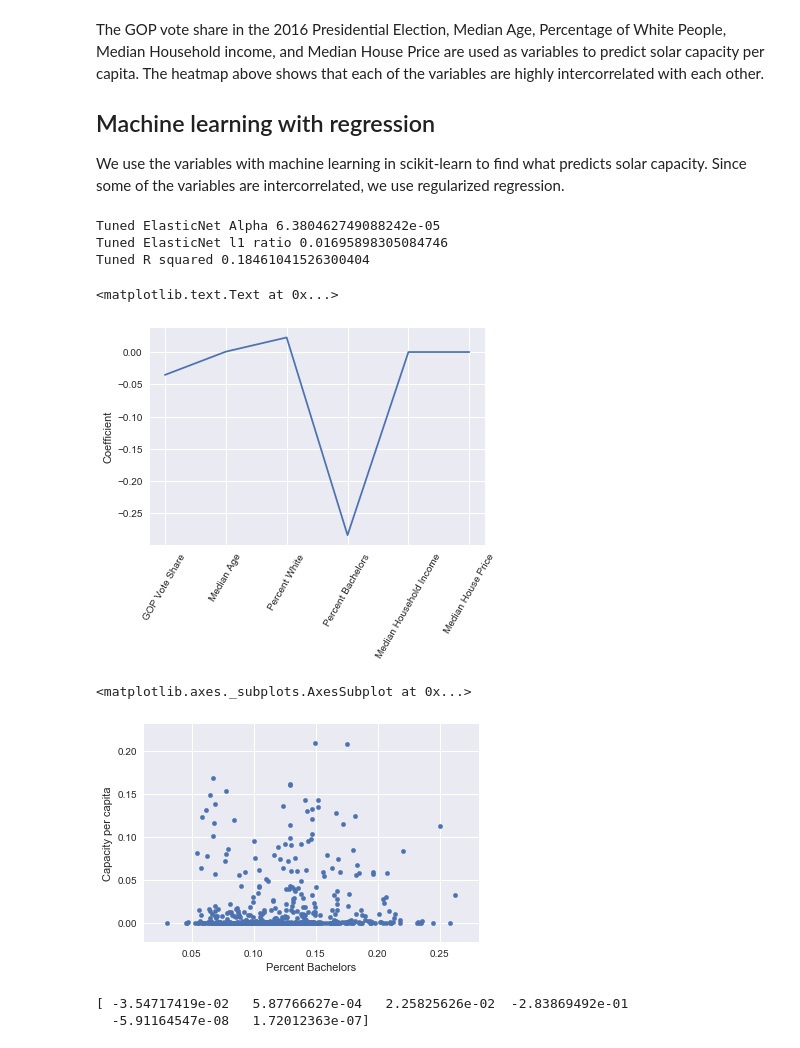
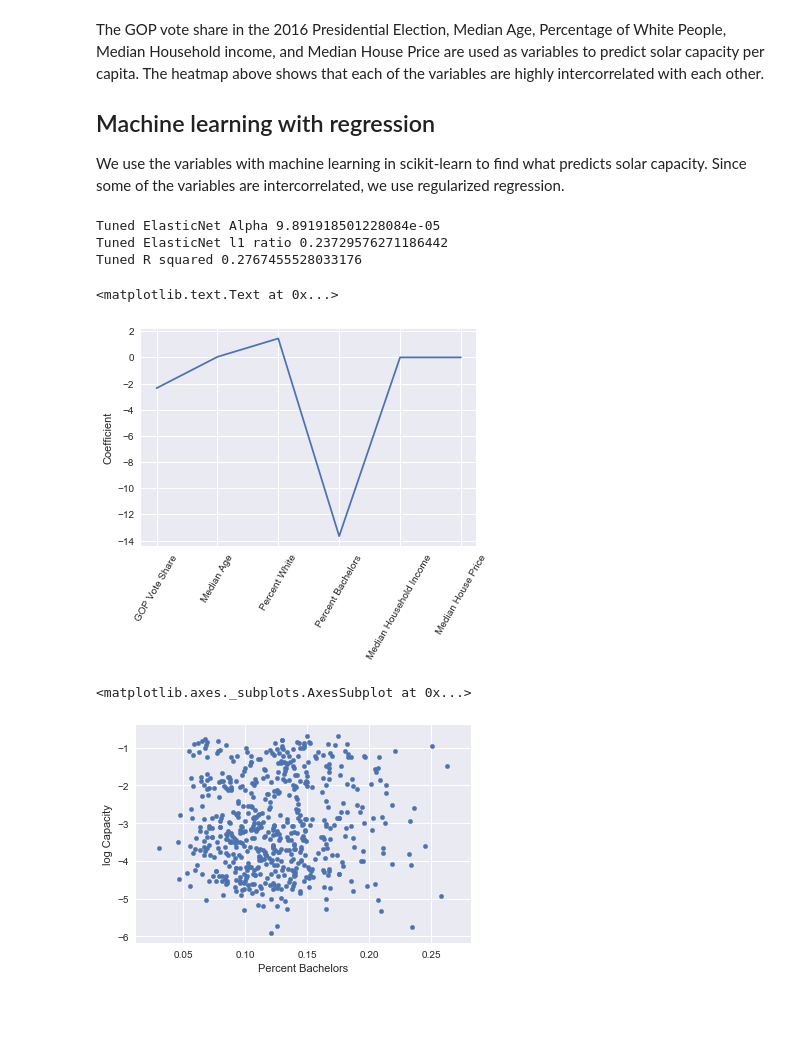
Before and after one commit to aawiegel/OpenPV-Predict, a Jupyter notebook: SolarPredictions.ipynb, the cells around one changed output. Saved outputs shown, nothing was run; the diff lists cells and outputs as text; code cells hidden in the pictures; blank space fills up the shorter version.

```diff
--- a/SolarPredictions.ipynb
+++ b/SolarPredictions.ipynb
@@ -22,15 +22,23 @@ file_path = os.path.join(subdir, "combined_data.csv")
 # Read file
 solar_data = pd.read_csv(file_path)
 # %%
+%matplotlib inline
 # Normalize solar capacity by population
 
 solar_data['Capacity per capita'] = solar_data['size_kw'] / solar_data['Population']
 solar_data['Percent White'] = solar_data['White Population'] / solar_data['Population']
 solar_data['Percent Bachelors'] = solar_data['Bachelors Degree'] / solar_data['Population']
 
+# Remove skew
+
+solar_data['log Capacity'] = np.log10(solar_data['Capacity per capita'].values)
+
+solar_data['log Capacity'].plot(kind='hist')
+print(solar_data['log Capacity'].describe())
+
 # Filter data for desired variables
 
-solar_data = solar_data.filter(['combined', 'Capacity per capita', 'per_gop',
+solar_data = solar_data.filter(['combined', 'log Capacity', 'per_gop',
                                 'Median Age', 'Percent White', 'Percent Bachelors',
                                 'Median Household Income', 'Median House Price'])
 
@@ -84,8 +97,8 @@ from sklearn import linear_model
 
 
 # Split data into dependent and independent variables.
-y = solar_data["Capacity per capita"].values
-X = solar_data.drop(["Capacity per capita", "combined"], axis = 1).values
+y = solar_data["log Capacity"].values
+X = solar_data.drop(["log Capacity", "combined"], axis = 1).values
 
 # Pick l1 ratio hyperparameter space
 
@@ -110,32 +123,27 @@ print("Tuned ElasticNet Alpha {}".format(elastic.alpha_))
 print("Tuned ElasticNet l1 ratio {}".format(elastic.l1_ratio_))
 print("Tuned R squared {}".format(r2))
 # %% [output]
-Tuned ElasticNet Alpha 6.380462749088242e-05
-Tuned ElasticNet l1 ratio 0.01695898305084746
-Tuned R squared 0.18461041526300404
+Tuned ElasticNet Alpha 9.891918501228084e-05
+Tuned ElasticNet l1 ratio 0.23729576271186442
+Tuned R squared 0.2767455528033176
 # %%
 %matplotlib inline
 
 elastic_coef = elastic.coef_
 
-predictors = solar_data.drop(["Capacity per capita", "combined"], axis = 1).columns
+predictors = solar_data.drop(["log Capacity", "combined"], axis = 1).columns
 
 plt.plot(range(len(predictors)), elastic_coef)
 plt.xticks(range(len(predictors)), predictors.values, rotation = 60)
 plt.ylabel("Coefficient")
 # %% [output]
 <matplotlib.text.Text at 0x...>
-[figure, old version]
+[figure, new version]
 # %%
 %matplotlib inline
 fig, ax = plt.subplots(1)
 
-solar_data.plot.scatter(x = 'Percent Bachelors', y = 'Capacity per capita', ax = ax)
+solar_data.plot.scatter(x = 'Percent Bachelors', y = 'log Capacity', ax = ax)
 # %% [output]
 <matplotlib.axes._subplots.AxesSubplot at 0x...>
-[figure, old version]
+[figure, new version]
-# %%
-print(elastic_coef)
-# %% [output]
-[ -3.54717419e-02   5.87766627e-04   2.25825626e-02  -2.83869492e-01
-  -5.91164547e-08   1.72012363e-07]
```
Also changed, not shown: parts of 4 cells of this notebook.
